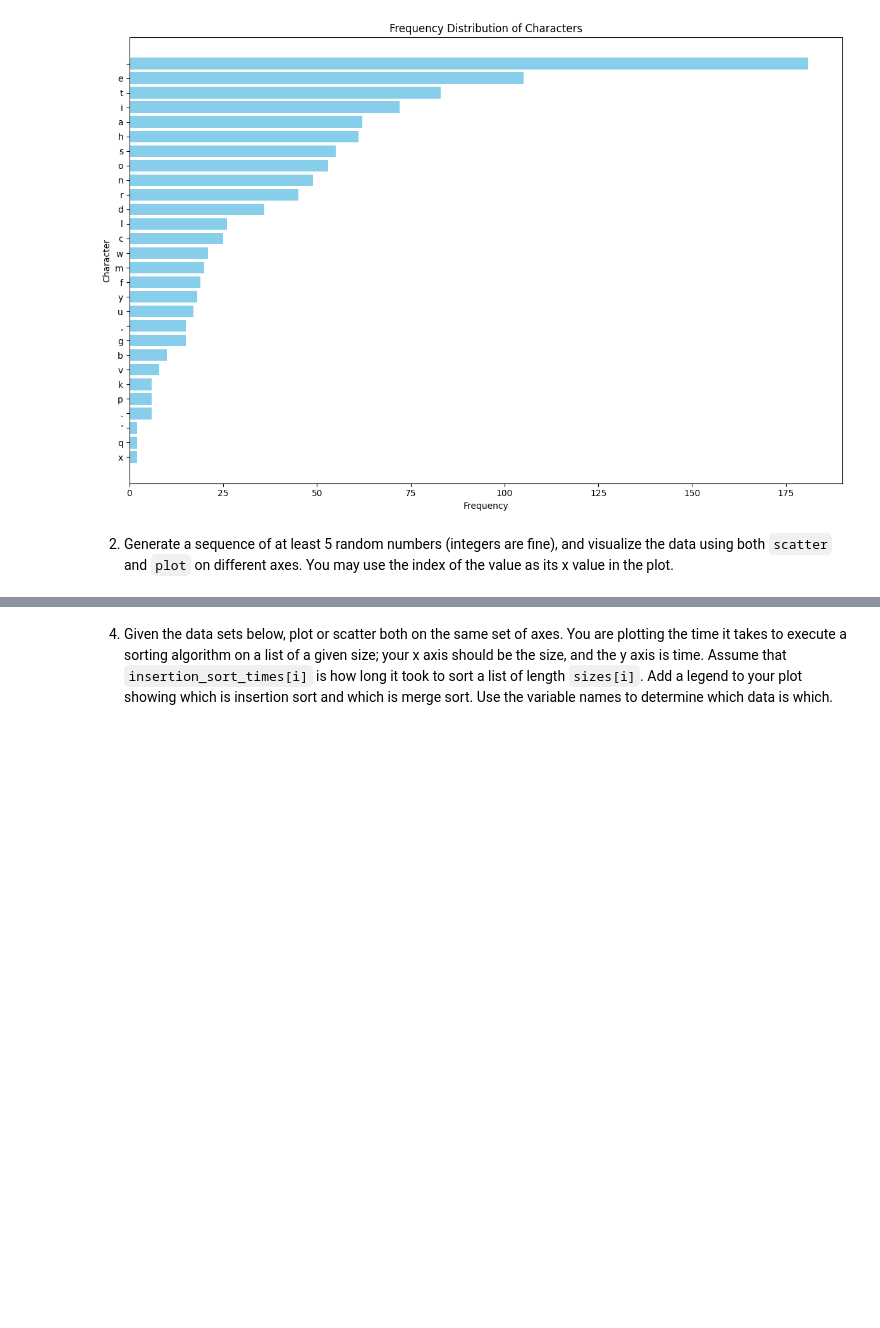
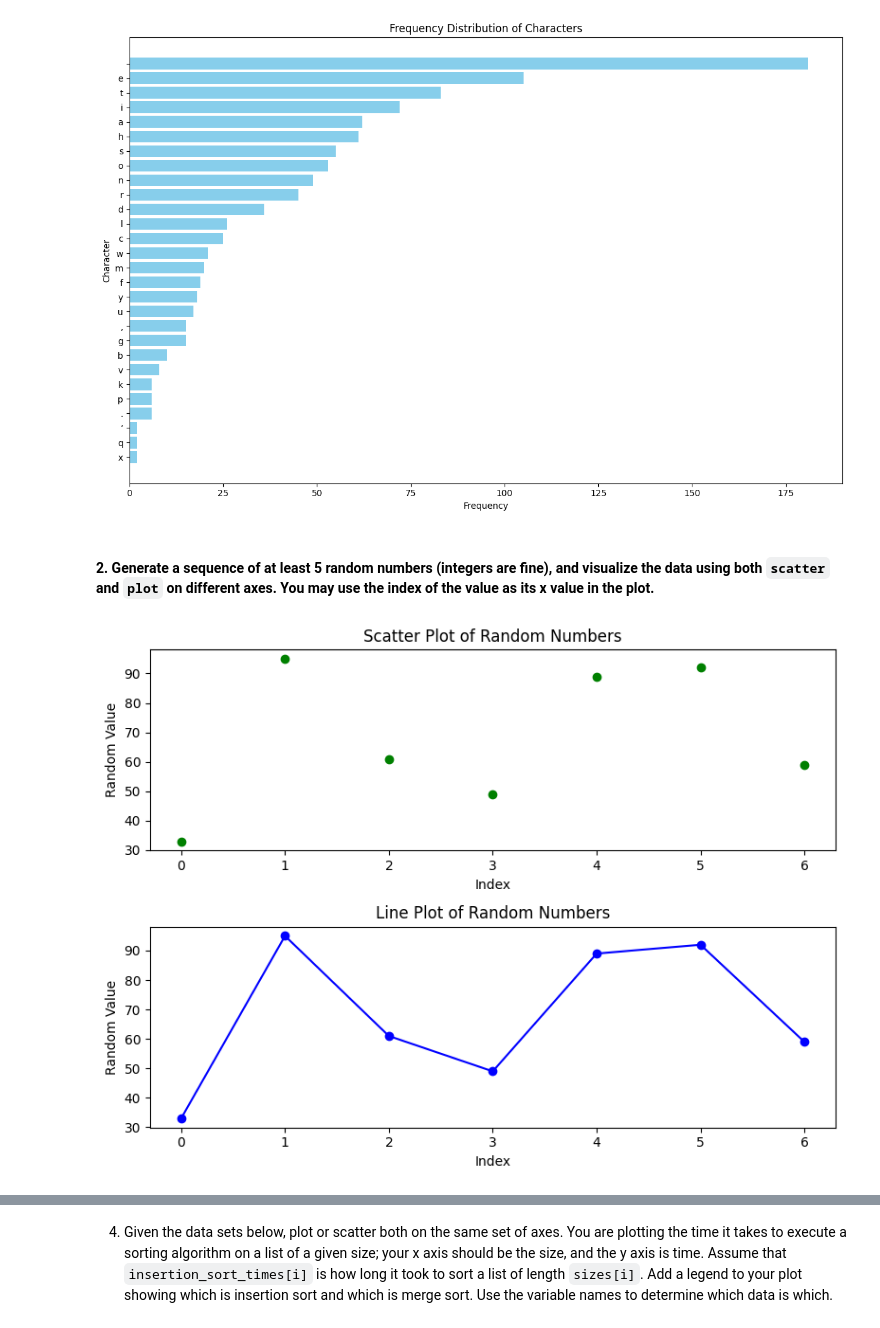
Before and after one commit to s256657/pyplot, a Jupyter notebook: pyplot.ipynb, the cells around one changed output, grey strips where cells are left out. Saved outputs shown, nothing was run; the diff lists cells and outputs as text; code cells hidden in the pictures; blank space fills up the shorter version.

```diff
--- a/pyplot.ipynb
+++ b/pyplot.ipynb
@@ -79,5 +79,30 @@ plt.show()
 # %% [output]
 [figure]
 # %% [markdown]
-2. Generate a sequence of at least 5 random numbers (integers are fine), and visualize the data using both `scatter` and `plot` on different axes.  You may use the index of the value as its x value in the plot.
+#### 2. Generate a sequence of at least 5 random numbers (integers are fine), and visualize the data using both `scatter` and `plot` on different axes.  You may use the index of the value as its x value in the plot.
+# %%
+# Generate a list of at least 5 random integers
+random_numbers = [randint(10, 100) for _ in range(7)]
+indices = list(range(len(random_numbers)))
+
+# Set up subplots for scatter and line plot
+fig, (ax1, ax2) = plt.subplots(2, 1, figsize=(8, 6))
+
+# Scatter plot
+ax1.scatter(indices, random_numbers, color='green', marker='o')
+ax1.set_title("Scatter Plot of Random Numbers")
+ax1.set_xlabel("Index")
+ax1.set_ylabel("Random Value")
+
+# Line plot
+ax2.plot(indices, random_numbers, color='blue', marker='o', linestyle='-')
+ax2.set_title("Line Plot of Random Numbers")
+ax2.set_xlabel("Index")
+ax2.set_ylabel("Random Value")
+
+# Improve spacing
+plt.tight_layout()
+plt.show()
+# %% [output]
+[figure, added]
 # %% [markdown]
```
Also changed, not shown: parts of 2 cells of this notebook.
